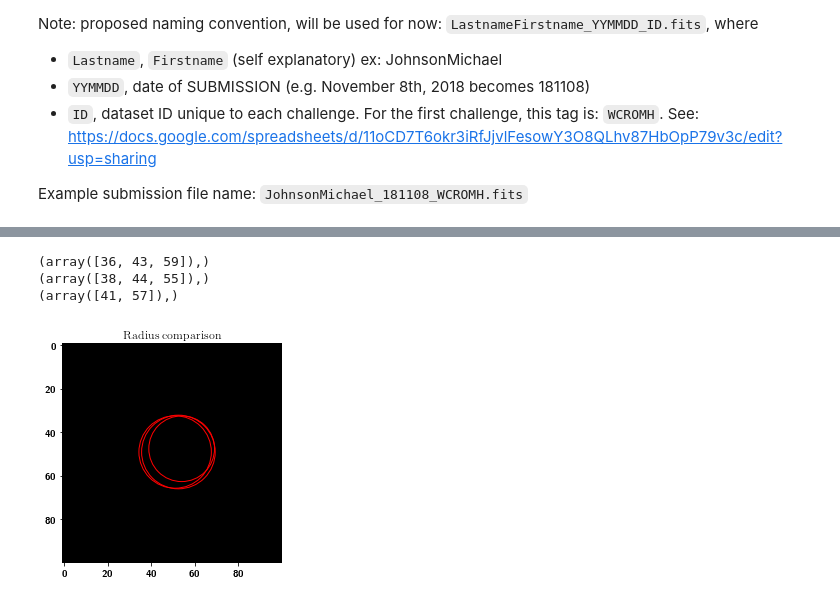
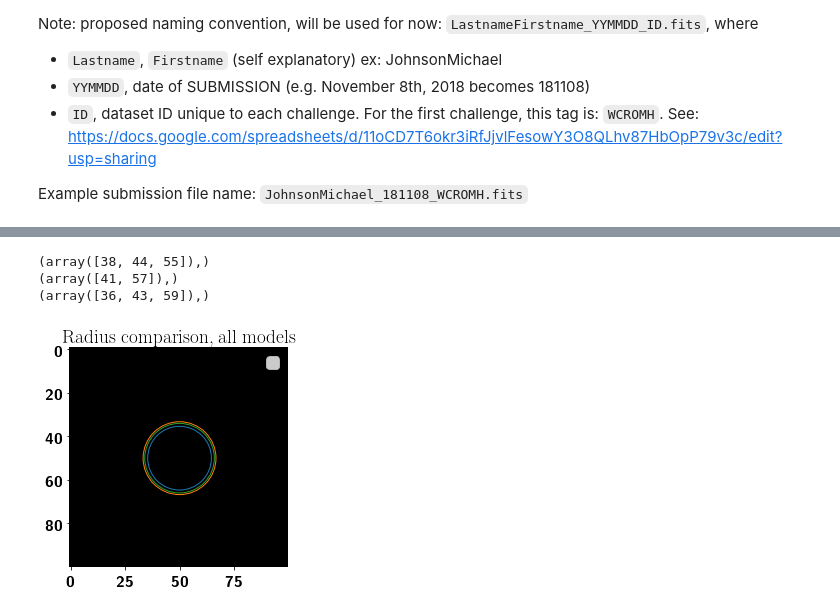
Before and after one commit to sao-eht/eht-mcp, a Jupyter notebook: image_model_fit_comparison_pipeline.ipynb, the cells around one changed output, grey strips where cells are left out. Saved outputs shown, nothing was run; the diff lists cells and outputs as text; code cells hidden in the pictures.

```diff
--- a/image_model_fit_comparison_pipeline.ipynb
+++ b/image_model_fit_comparison_pipeline.ipynb
@@ -30,6 +30,7 @@ Note: proposed naming convention, will be used for now: `LastnameFirstname_YYMMD
 # %%
 ## imports ##
 import glob
+import numpy
 import Pontifex
 import itertools
 import ehtim as eh
@@ -38,12 +39,14 @@ import HoughTransform
 
 ## graph settings ##
 import matplotlib.pyplot as plt
+import matplotlib
 plt.rc('text', usetex=True)
 plt.rc('font', family='serif')
 plt.rcParams.update({'font.size': 16})
 plt.rcParams['axes.linewidth'] = 2 #set the value globally
 plt.rcParams["font.weight"] = "bold"
 plt.rcParams['text.latex.preamble'] = [r'\usepackage{sfmath} \boldmath']
+matplotlib.rcParams.update({'errorbar.capsize': 4})
 cycol = itertools.cycle(sns.color_palette())
 
 ## ignore warnings ##
@@ -151,18 +187,19 @@ submissionsList = [Submission(_file, run_all_analyses=RUN_ALL) for _file in imag
 # %%
 ## visual analysis of radius ##
 # potential TODO: make all circles centered?
 plt.imshow(0*submissionsList[0].image.imvec.reshape((submissionsList[0].image.xdim, submissionsList[0].image.ydim)), interpolation='gaussian', cmap='gray')
 for submission in submissionsList:
     submission.ImageAnalysisObject.get_radius_CIRCUMCENTER_METHOD()
-    center = submission.ImageAnalysisObject.centers['circumcenter']
-    circle1 = plt.Circle(center,submission.ImageAnalysisObject.uas_to_pix( submission.ImageAnalysisObject.radius_dictionary['combined'] ),color='r', label='ring', fill=False)
+    center = (50, 50) #submission.ImageAnalysisObject.centers['circumcenter']
+    circle1 = plt.Circle(center,submission.ImageAnalysisObject.uas_to_pix( submission.ImageAnalysisObject.radius_dictionary['combined'] ), color=cycol.next(), label=submission.submitter, fill=False)
     plt.gcf().gca().add_artist(circle1)
 
-plt.title("Radius comparison")
+plt.legend()
+plt.title("Radius comparison, all models")
 plt.show()
 # %% [output]
-(array([36, 43, 59]),)
 (array([38, 44, 55]),)
 (array([41, 57]),)
+(array([36, 43, 59]),)
-[figure, old version]
+[figure, new version]
 # %%
```
Also changed, not shown: parts of 7 cells of this notebook, 4 other files.
